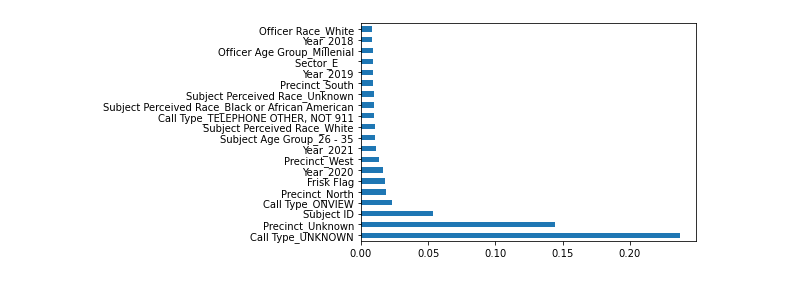
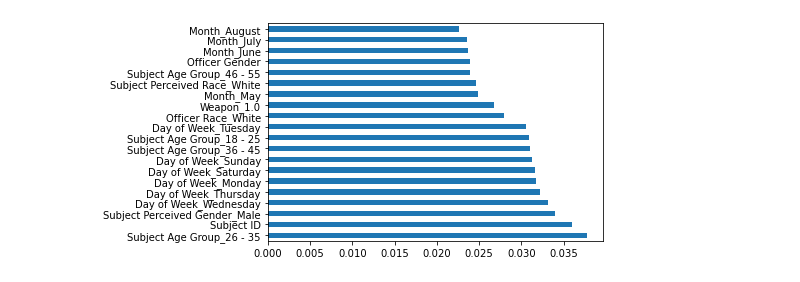
Before and after one commit to zelda4669/seattle-terry-stops, a Jupyter notebook: Models.ipynb, the cells around one changed output. Cells and saved outputs as stored; diff of their text form; code cells hidden in the pictures.

```diff
--- a/Models.ipynb
+++ b/Models.ipynb
@@ -23,10 +22,10 @@ df.head()
 # %%
 y = df['Stop Resolution']
-x=df.drop(columns=['Arrest Flag', 'Reported Date', 'Stop Resolution'])
+x=df.drop(columns=['Stop Resolution'])
 # %%
-x = pd.get_dummies(x, drop_first=True, columns=['Subject Age Group', 'Weapon Type', 'Officer Race',
-                                            'Subject Perceived Race', 'Subject Perceived Gender', 'Call Type',
-                                            'Precinct', 'Sector', 'Beat', 'Officer Age Group', 'Day of Week', 'Year', 'Month'])
+x = pd.get_dummies(x, drop_first=True, columns=['Subject Age Group', 'Officer Race', 'Subject Perceived Race',
+                                                'Subject Perceived Gender', 'Weapon',
+                                                'Officer Age Group', 'Day of Week', 'Year', 'Month'])
 # %%
 x_train, x_test, y_train, y_test = train_test_split(x, y, random_state=16)
 # %%
@@ -254,5 +166,5 @@ f_import_2.nlargest(20).plot(kind='barh');
 # %%
-f_import_3 = pd.Series(grid_search_model.best_estimator_.feature_importances_, index=x.columns)
-f_import_3.nlargest(20).plot(kind='barh');
+f_import_2 = pd.Series(grid_search_model.best_estimator_.feature_importances_, index=x.columns)
+f_import_2.nlargest(20).plot(kind='barh');
 # %% [output]
-[figure, old version]
+[figure, new version]
```
Also changed, not shown: parts of 19 cells of this notebook, 5 other files.
